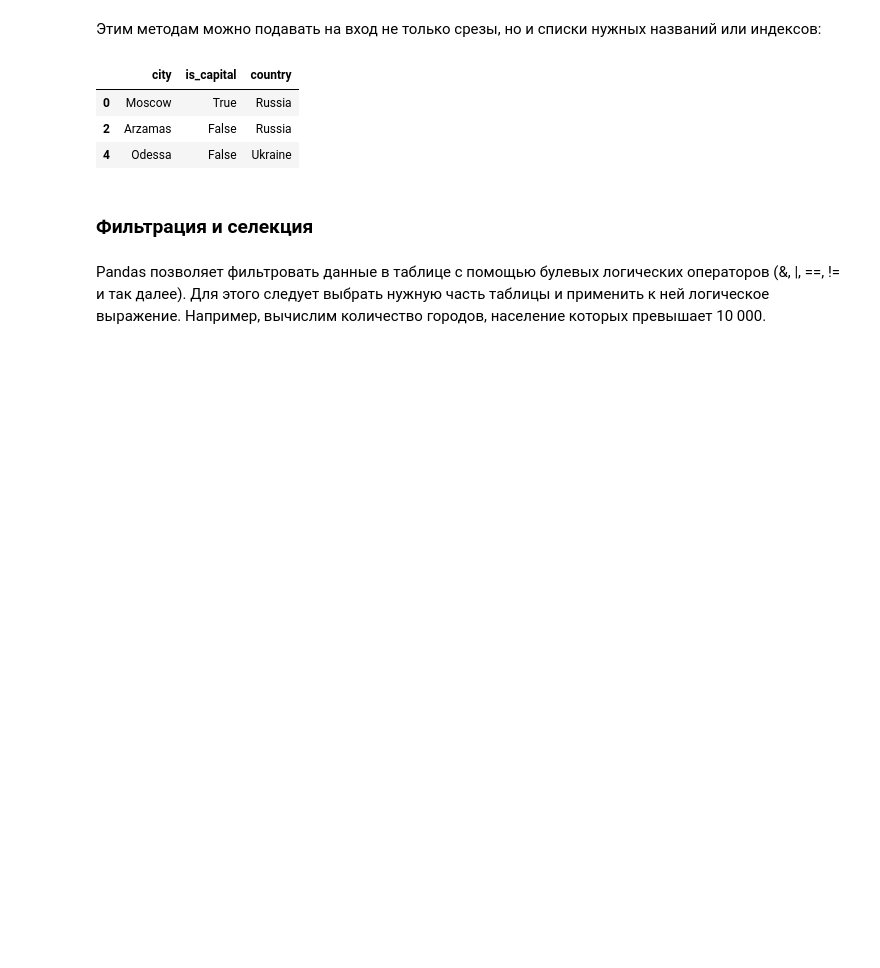
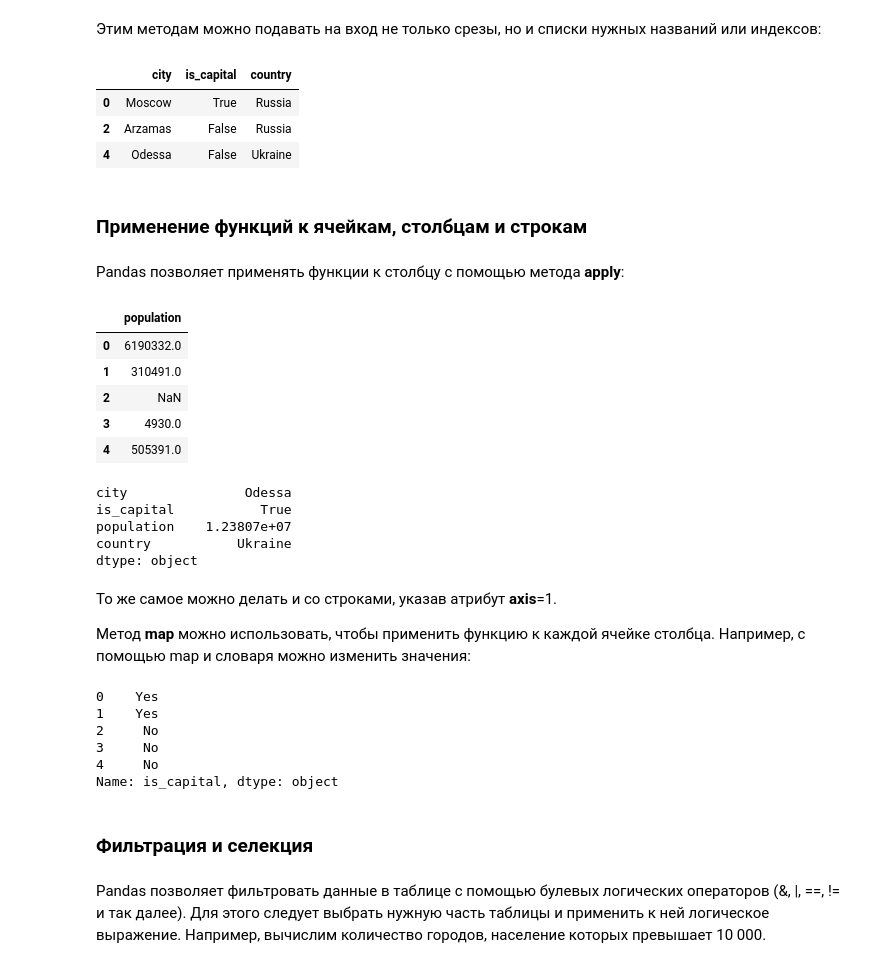
Before and after one commit to katchinsky/practice_2017, a Jupyter notebook: S 13, Pandas.ipynb, the cells around one changed output. Cells and saved outputs as stored; diff of their text form; code cells hidden in the pictures; blank space fills up the shorter version.

Commit message:
Добавила про apply  и map

```diff
--- a/S 13, Pandas.ipynb
+++ b/S 13, Pandas.ipynb
@@ -376,6 +376,41 @@ df.loc[[0, 2, 4], ['city', 'is_capital', 'country']]
 | 0 | Moscow | True | Russia |
 | 2 | Arzamas | False | Russia |
 | 4 | Odessa | False | Ukraine |
+# %% [markdown]
+### Применение функций к ячейкам, столбцам и строкам
+# %% [markdown]
+Pandas позволяет применять функции к столбцу с помощью метода **apply**:
+# %%
+df[['population']].apply(lambda x : x // 2) # Уменьшим численность населения в два раза
+# %% [output]
+|  | population |
+| 0 | 6190332.0 |
+| 1 | 310491.0 |
+| 2 | NaN |
+| 3 | 4930.0 |
+| 4 | 505391.0 |
+# %%
+df.apply(max) # Найдем максимум для каждого столбца
+# %% [output]
+city               Odessa
+is_capital           True
+population    1.23807e+07
+country           Ukraine
+dtype: object
+# %% [markdown]
+То же самое можно делать и со строками, указав атрибут **axis**=1.
+
+Метод **map** можно использовать, чтобы применить функцию к каждой ячейке столбца. Например, с помощью map и словаря можно изменить значения:
+# %%
+d = {True : 'Yes', False : 'No'}
+df['is_capital'].map(d) # Изменим булевы значения на соответствующие строки в столбце столиц
+# %% [output]
+0    Yes
+1    Yes
+2     No
+3     No
+4     No
+Name: is_capital, dtype: object
 # %% [markdown]
 ### Фильтрация и селекция
 # %% [markdown]
```
Also changed, not shown: parts of 9 cells of this notebook.
